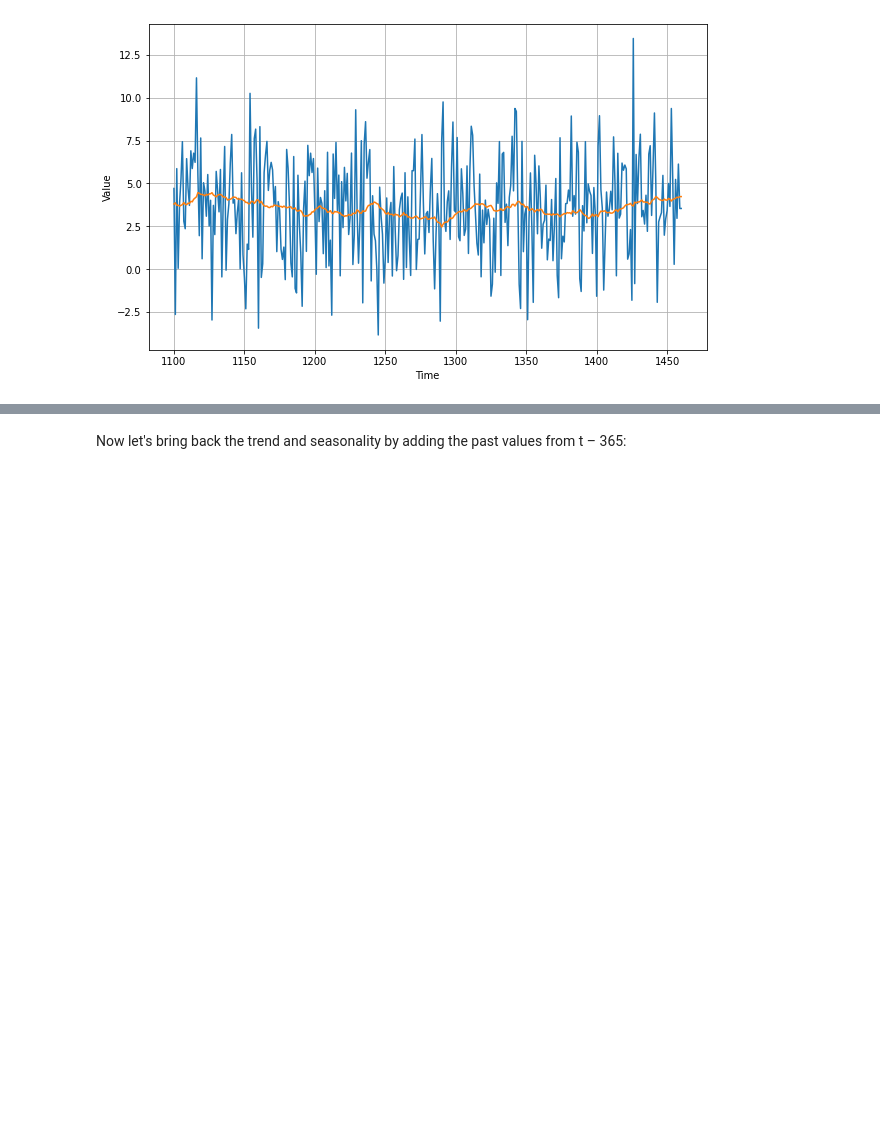
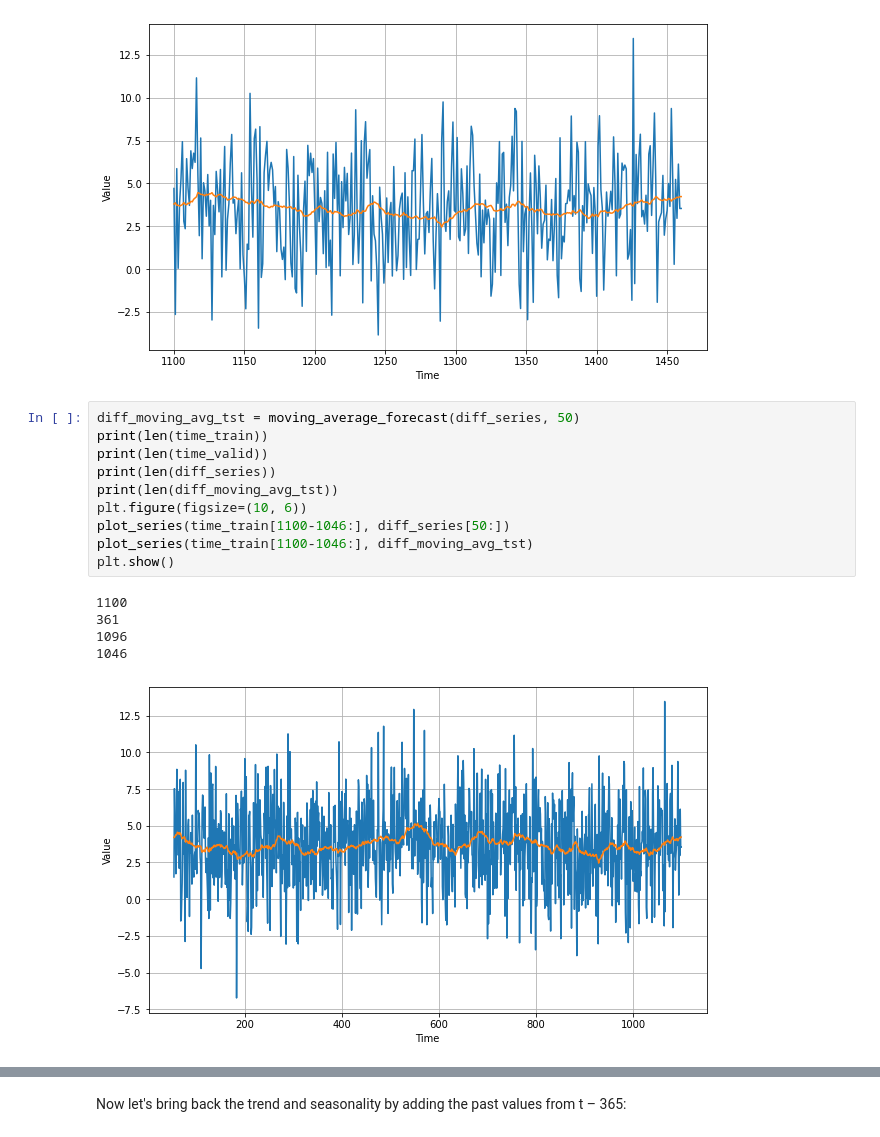
Before and after one commit to ravenwit/Learning-Neural-Network, a Jupyter notebook: Notebooks/DeepLearning.AI TensorFlow Developer/(4) Sequences, Time Series and Prediction/week 1/Week_1_Exercise_Answer.ipynb, the cells around one changed output, grey strips where cells are left out. Saved outputs shown, nothing was run; the diff lists cells and outputs as text; blank space fills up the shorter version.

Commit message:
Sequences, Time Series and Predictions in Deeplearning.ai specializations exercises updated with experiments

```diff
--- a/Notebooks/DeepLearning.AI TensorFlow Developer/(4) Sequences, Time Series and Prediction/week 1/Week_1_Exercise_Answer.ipynb
+++ b/Notebooks/DeepLearning.AI TensorFlow Developer/(4) Sequences, Time Series and Prediction/week 1/Week_1_Exercise_Answer.ipynb
@@ -160,3 +160,19 @@ plot_series(time_valid, diff_moving_avg)
 plt.show()
 # %% [output]
 [figure]
+# %%
+diff_moving_avg_tst = moving_average_forecast(diff_series, 50)
+print(len(time_train))
+print(len(time_valid))
+print(len(diff_series))
+print(len(diff_moving_avg_tst))
+plt.figure(figsize=(10, 6))
+plot_series(time_train[1100-1046:], diff_series[50:])
+plot_series(time_train[1100-1046:], diff_moving_avg_tst)
+plt.show()
+# %% [output]
+1100
+361
+1096
+1046
+[figure, added]
```
Also changed, not shown: parts of 3 cells of this notebook.
